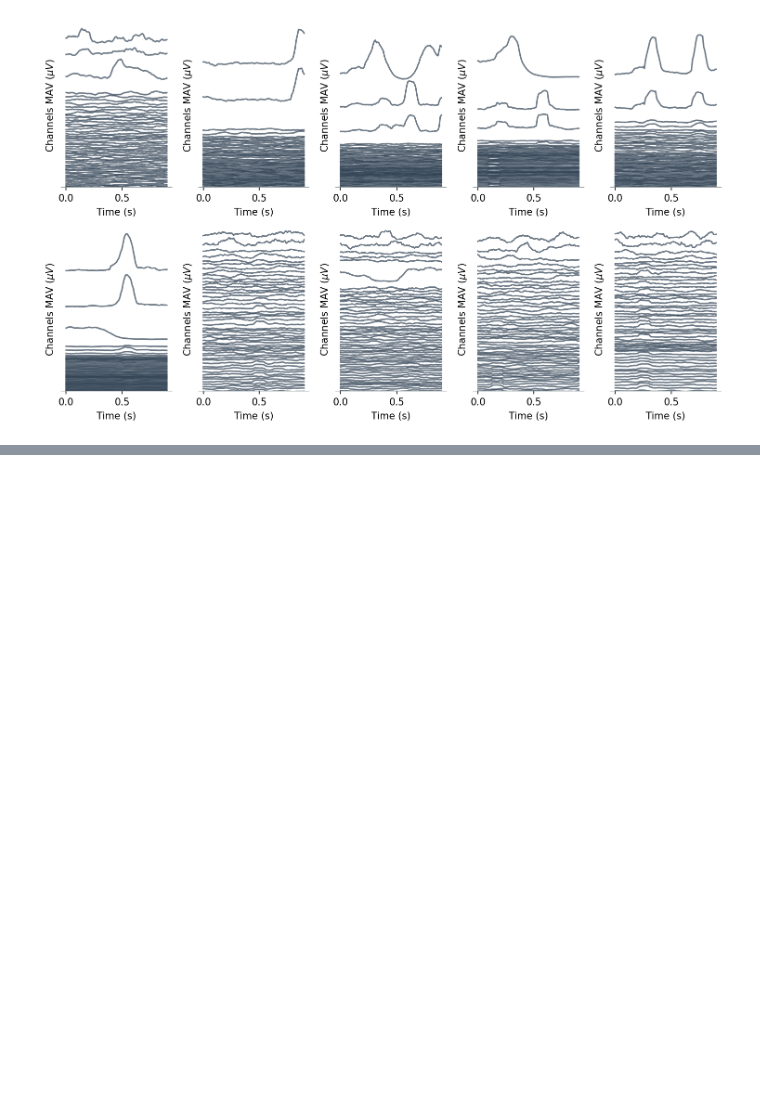
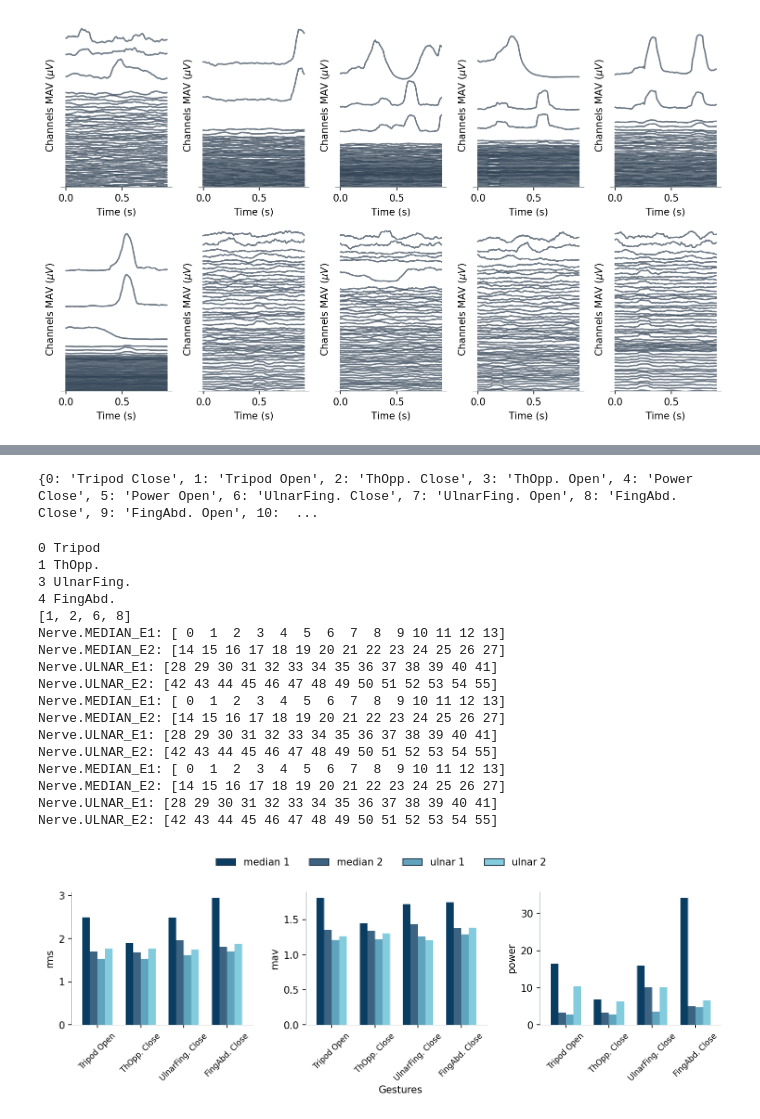
Before and after one commit to FarahBaracat/gest_classification_eng, a Jupyter notebook: notebooks/4.visualize_data_feature.ipynb, the cells around one changed output, grey strips where cells are left out. Drawn from its saved outputs; the diff is of its cells as text; code cells hidden in the pictures; blank space fills up the shorter version.

```diff
--- a/notebooks/4.visualize_data.ipynb
+++ b/notebooks/4.visualize_data_feature.ipynb
@@ -381,0 +381,6 @@ plt.plot(plot_phase_df[TIME_VAR].to_numpy(),
+# %%
+ch_columns = np.arange(eng_dataset.n_channels)
+
+mean_across_reps = input_df.groupby([LABEL_COL], as_index=False)[ch_columns].mean()
+std_across_reps = input_df.groupby([LABEL_COL], as_index=False)[ch_columns].std()
+mean_across_reps
@@ -381,0 +415,8 @@ plt.plot(plot_phase_df[TIME_VAR].to_numpy(),
+# %%
+def modify_electrode_string(original_string):
+    # Replace underscore with space
+    modified_string = original_string.replace('_', ' ')
+
+    # Replace 'elec' with 'electrode '
+    final_string = modified_string.replace('elec', '')
+    return final_string
@@ -381,0 +501,52 @@ plt.plot(plot_phase_df[TIME_VAR].to_numpy(),
+# %%
+# Prepare a feature dict: key is feature and value is a dataframe with the feature computed per channel across all classes
+features = ['rms', 'mav', 'power']
+organize_strat = 'flx_vs_ext_separate'
+over_entire_rep_flag = True
+features_dict = {}
+for feature in features:
+    input_df, labels_map = classify.prepare_input_df(eng_dataset, feature, organize_strat,  wind_size, overlap_perc, over_entire_rep=over_entire_rep_flag)
+    features_dict[feature] = input_df
+
+print(labels_map)
+# %% [output]
+{0: 'Tripod Close', 1: 'Tripod Open', 2: 'ThOpp. Close', 3: 'ThOpp. Open', 4: 'Power Close', 5: 'Power Open', 6: 'UlnarFing. Close', 7: 'UlnarFing. Open', 8: 'FingAbd. Close', 9: 'FingAbd. Open', 10:  ...
+# %%
+# select some classes to plot
+sel_gest_phase = [Gest_namedtup(0, 'Open'),
+                  Gest_namedtup(1, 'Close'),
+                #   Gest_namedtup(2, 'Close'),
+                  Gest_namedtup(3, 'Close'),
+                  Gest_namedtup(4, 'Close')]
+add_rest = False
+ # Get corresponding label of the gesture given the phase of gesture
+select_class, _ = pre.encode_gest_phase(eng_dataset, sel_gest_phase, labels_map)
+print(select_class)
+
+if add_rest:
+    # get rest class label by first reversing the labels_map
+    labels_map_r = {v: k for k, v in labels_map.items()}
+
+    rest_class = labels_map_r['Rest']
+    select_class.append(rest_class)
+
+plot_features_across_electrode(eng_dataset, features_dict, features, select_class, save_figs)
+# %% [output]
+0 Tripod
+1 ThOpp.
+3 UlnarFing.
+4 FingAbd.
+[1, 2, 6, 8]
+Nerve.MEDIAN_E1: [ 0  1  2  3  4  5  6  7  8  9 10 11 12 13]
+Nerve.MEDIAN_E2: [14 15 16 17 18 19 20 21 22 23 24 25 26 27]
+Nerve.ULNAR_E1: [28 29 30 31 32 33 34 35 36 37 38 39 40 41]
+Nerve.ULNAR_E2: [42 43 44 45 46 47 48 49 50 51 52 53 54 55]
+Nerve.MEDIAN_E1: [ 0  1  2  3  4  5  6  7  8  9 10 11 12 13]
+Nerve.MEDIAN_E2: [14 15 16 17 18 19 20 21 22 23 24 25 26 27]
+Nerve.ULNAR_E1: [28 29 30 31 32 33 34 35 36 37 38 39 40 41]
+Nerve.ULNAR_E2: [42 43 44 45 46 47 48 49 50 51 52 53 54 55]
+Nerve.MEDIAN_E1: [ 0  1  2  3  4  5  6  7  8  9 10 11 12 13]
+Nerve.MEDIAN_E2: [14 15 16 17 18 19 20 21 22 23 24 25 26 27]
+Nerve.ULNAR_E1: [28 29 30 31 32 33 34 35 36 37 38 39 40 41]
+Nerve.ULNAR_E2: [42 43 44 45 46 47 48 49 50 51 52 53 54 55]
+[figure, added]
```
Also changed, not shown: parts of 24 cells of this notebook, 3 other files.
